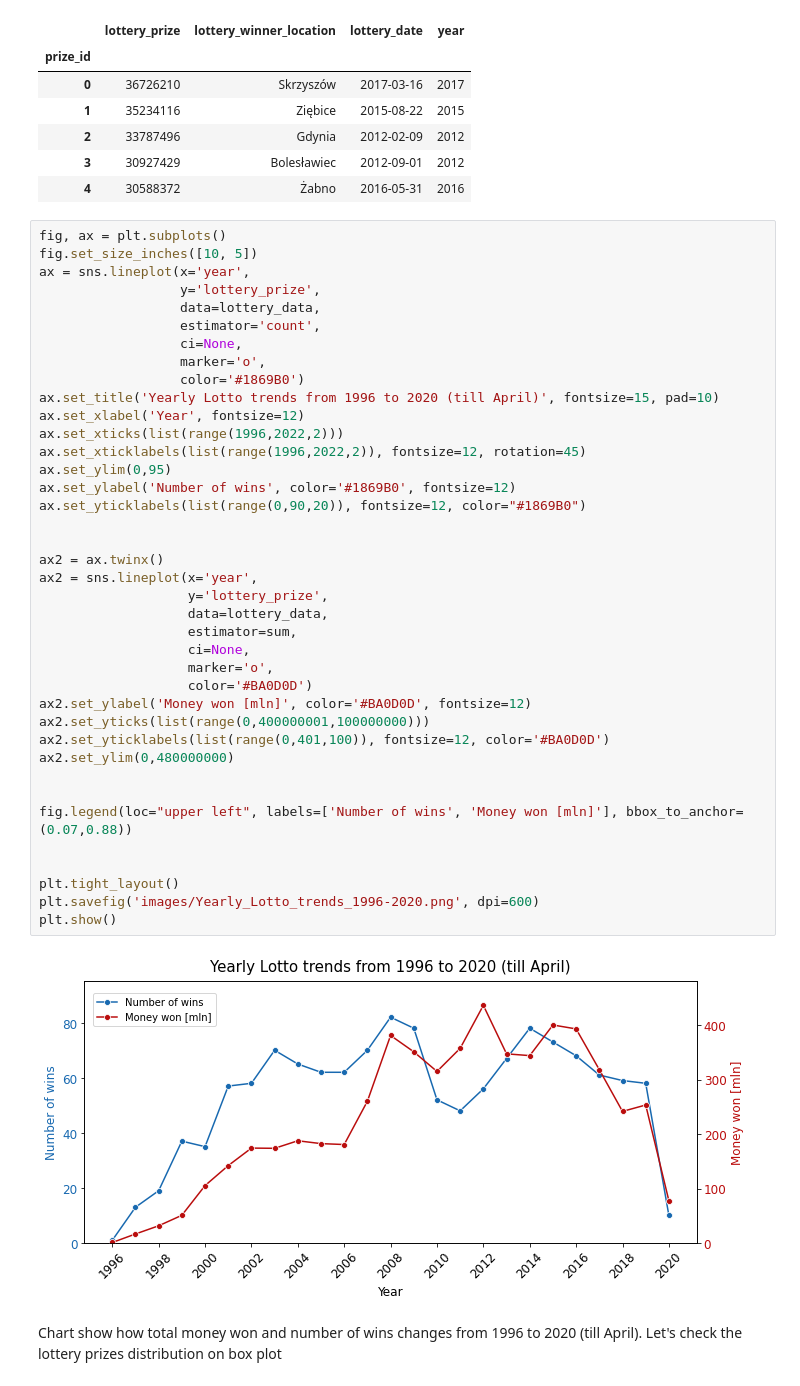
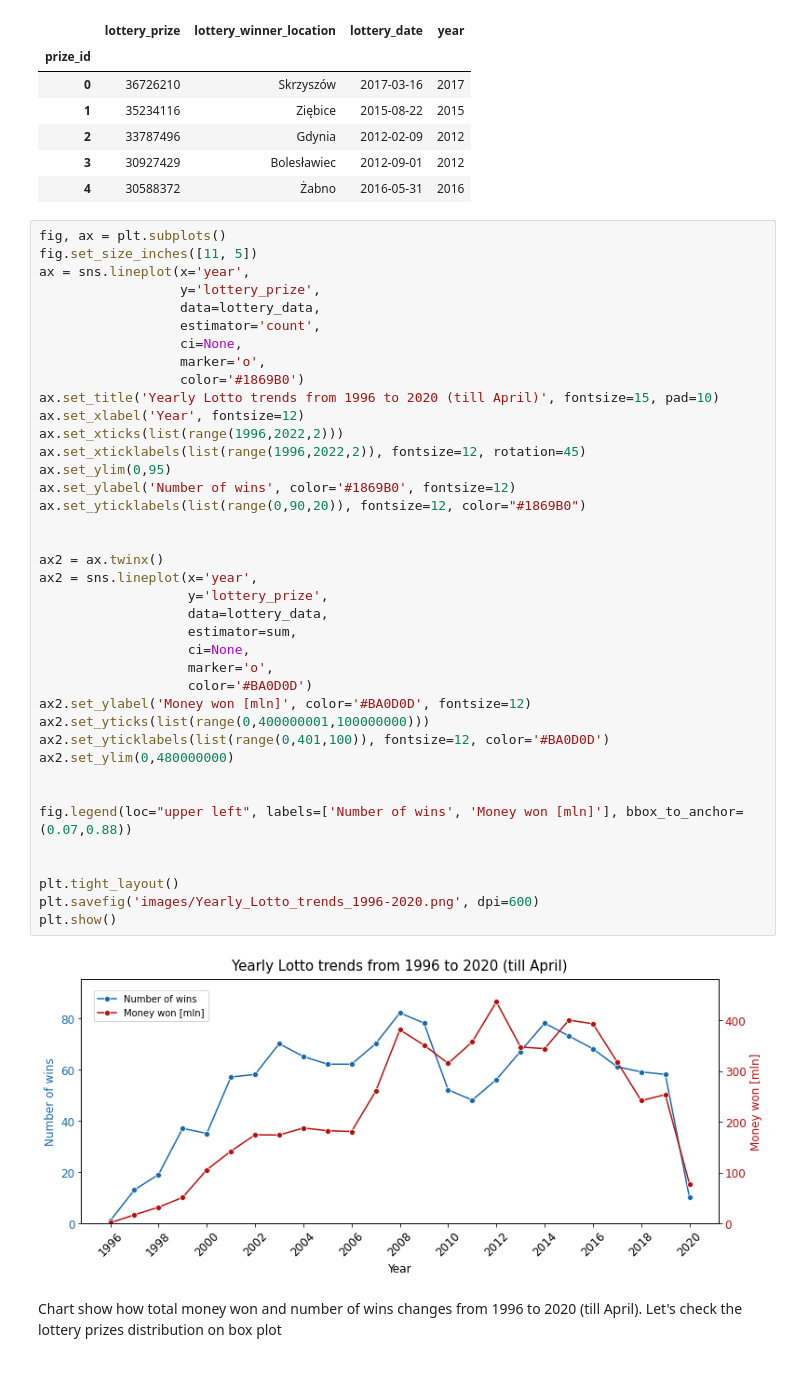
Before and after one commit to piotrsoczewka/Lotto, a Jupyter notebook: Data import and analysis.ipynb, the cells around one changed output. Drawn from its saved outputs; the diff is of its cells as text.

```diff
--- a/Data import and analysis.ipynb
+++ b/Data import and analysis.ipynb
@@ -129,7 +129,7 @@ lottery_data.head()
 | 4 | 30588372 | Żabno | 2016-05-31 | 2016 |
 # %%
 fig, ax = plt.subplots()
-fig.set_size_inches([10, 5])
+fig.set_size_inches([11, 5])
 ax = sns.lineplot(x='year',
                   y='lottery_prize',
                   data=lottery_data,
@@ -140,34 +140,34 @@ ax = sns.lineplot(x='year',
 ax.set_title('Yearly Lotto trends from 1996 to 2020 (till April)', fontsize=15, pad=10)
 ax.set_xlabel('Year', fontsize=12)
 ax.set_xticks(list(range(1996,2022,2)))
 ax.set_xticklabels(list(range(1996,2022,2)), fontsize=12, rotation=45)
 ax.set_ylim(0,95)
 ax.set_ylabel('Number of wins', color='#1869B0', fontsize=12)
 ax.set_yticklabels(list(range(0,90,20)), fontsize=12, color="#1869B0")
 
 
 ax2 = ax.twinx()
 ax2 = sns.lineplot(x='year',
                    y='lottery_prize',
                    data=lottery_data,
                    estimator=sum,
                    ci=None,
                    marker='o',
                    color='#BA0D0D')
 ax2.set_ylabel('Money won [mln]', color='#BA0D0D', fontsize=12)
 ax2.set_yticks(list(range(0,400000001,100000000)))
 ax2.set_yticklabels(list(range(0,401,100)), fontsize=12, color='#BA0D0D')
 ax2.set_ylim(0,480000000)
 
 
 fig.legend(loc="upper left", labels=['Number of wins', 'Money won [mln]'], bbox_to_anchor=(0.07,0.88))
 
 
 plt.tight_layout()
 plt.savefig('images/Yearly_Lotto_trends_1996-2020.png', dpi=600)
 plt.show()
 # %% [output]
-[figure, old version]
+[figure, new version]
 # %% [markdown]
 Chart show how total money won and number of wins changes from 1996 to 2020 (till April). Let's check the lottery prizes distribution on box plot
 # %%
```
Also changed, not shown: 2 other files.
